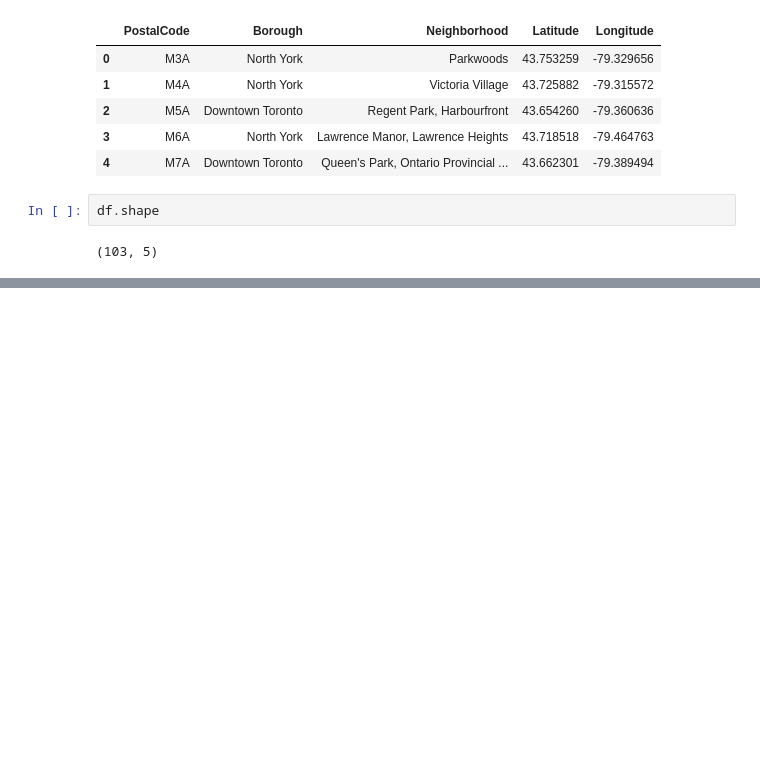
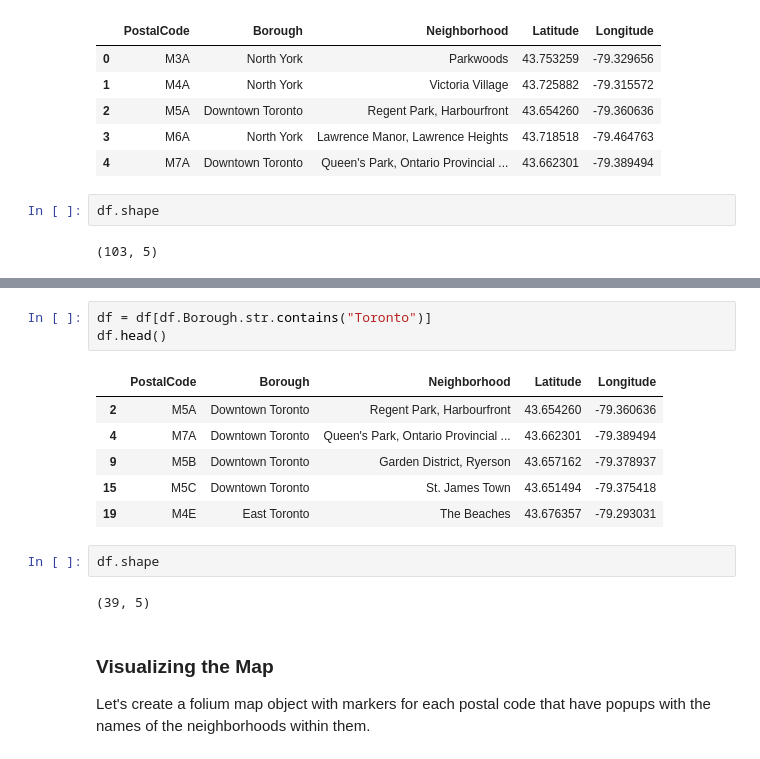
Before and after one commit to alexanderWhile/Coursera_Capstone, a Jupyter notebook: toronto_neighborhoods.ipynb, the cells around one changed output, grey strips where cells are left out. Cells and saved outputs as stored; diff of their text form; blank space fills up the shorter version.

```diff
--- a/toronto_neighborhoods.ipynb
+++ b/toronto_neighborhoods.ipynb
@@ -67,0 +73,17 @@ df.shape
+# %%
+df = df[df.Borough.str.contains("Toronto")]
+df.head()
+# %% [output]
+|  | PostalCode | Borough | Neighborhood | Latitude | Longitude |
+| 2 | M5A | Downtown Toronto | Regent Park, Harbourfront | 43.654260 | -79.360636 |
+| 4 | M7A | Downtown Toronto | Queen's Park, Ontario Provincial ... | 43.662301 | -79.389494 |
+| 9 | M5B | Downtown Toronto | Garden District, Ryerson | 43.657162 | -79.378937 |
+| 15 | M5C | Downtown Toronto | St. James Town | 43.651494 | -79.375418 |
+| 19 | M4E | East Toronto | The Beaches | 43.676357 | -79.293031 |
+# %%
+df.shape
+# %% [output]
+(39, 5)
+# %% [markdown]
+### Visualizing the Map
+Let's create a folium map object with markers for each postal code that have popups with the names of the neighborhoods within them.
```
Also changed, not shown: parts of 3 cells of this notebook.
